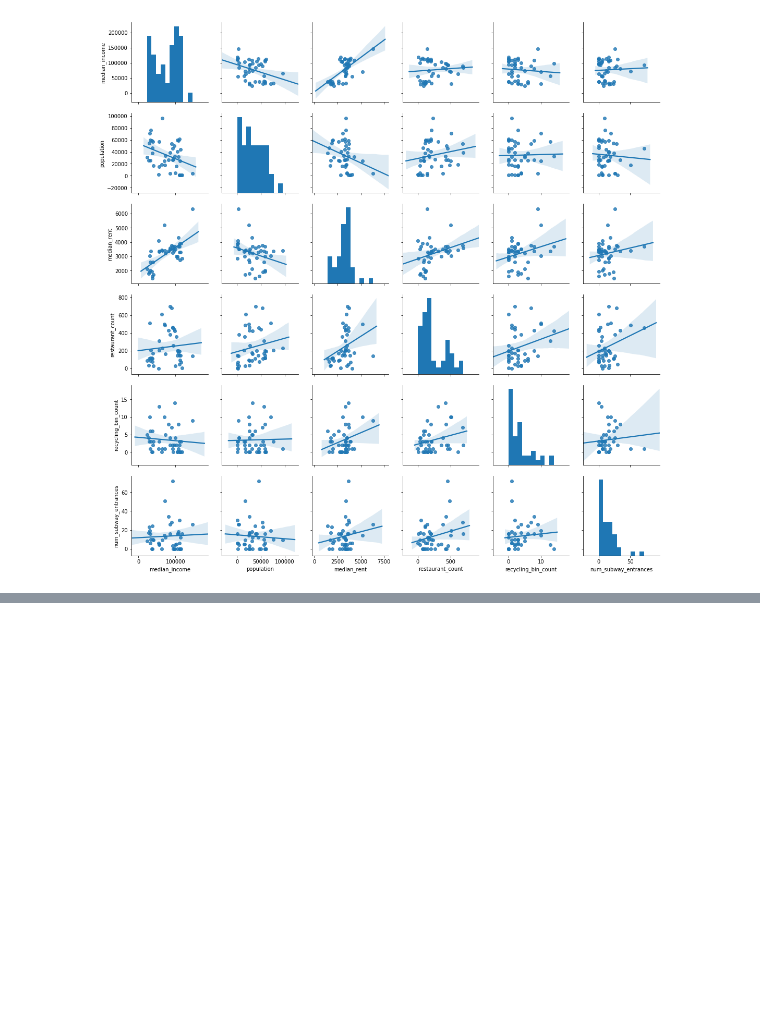
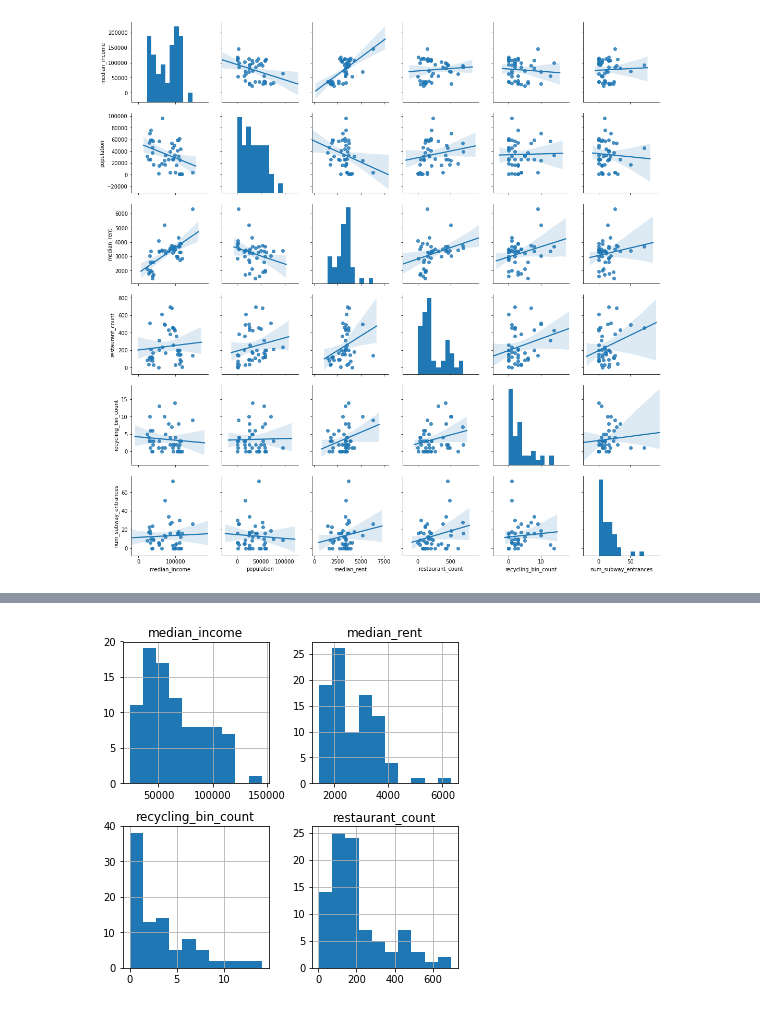
Before and after one commit to graceh3/mod_2_project, a Jupyter notebook: exploratory_analysis.ipynb, the cells around one changed output, grey strips where cells are left out. Cells and saved outputs as stored; diff of their text form; code cells hidden in the pictures; blank space fills up the shorter version.

```diff
--- a/exploratory_analysis.ipynb
+++ b/exploratory_analysis.ipynb
@@ -130,0 +167,4 @@ plt.savefig('corr_heatmap_bronx')
+# %%
+df[["median_income", "recycling_bin_count", "median_rent", "restaurant_count"]].hist(figsize  = [6, 6]);
+# %% [output]
+[figure, added]
```
Also changed, not shown: parts of 60 cells of this notebook, 8 other files.
